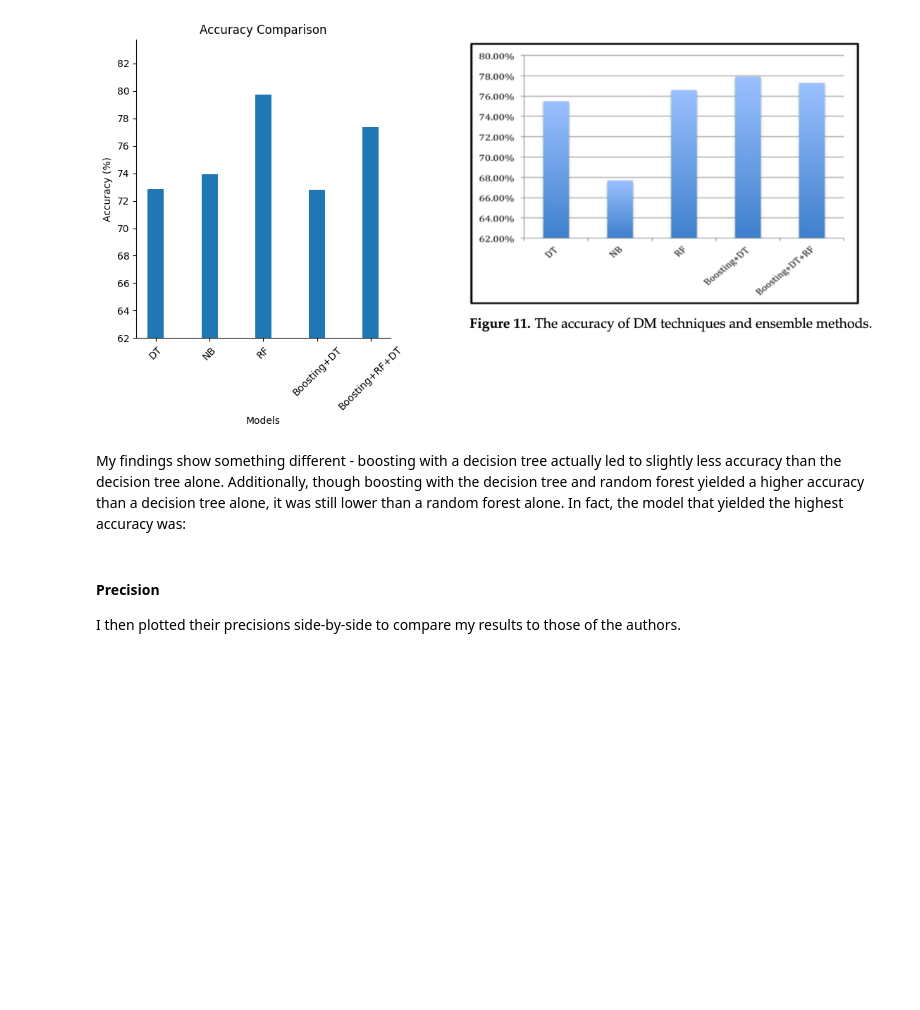
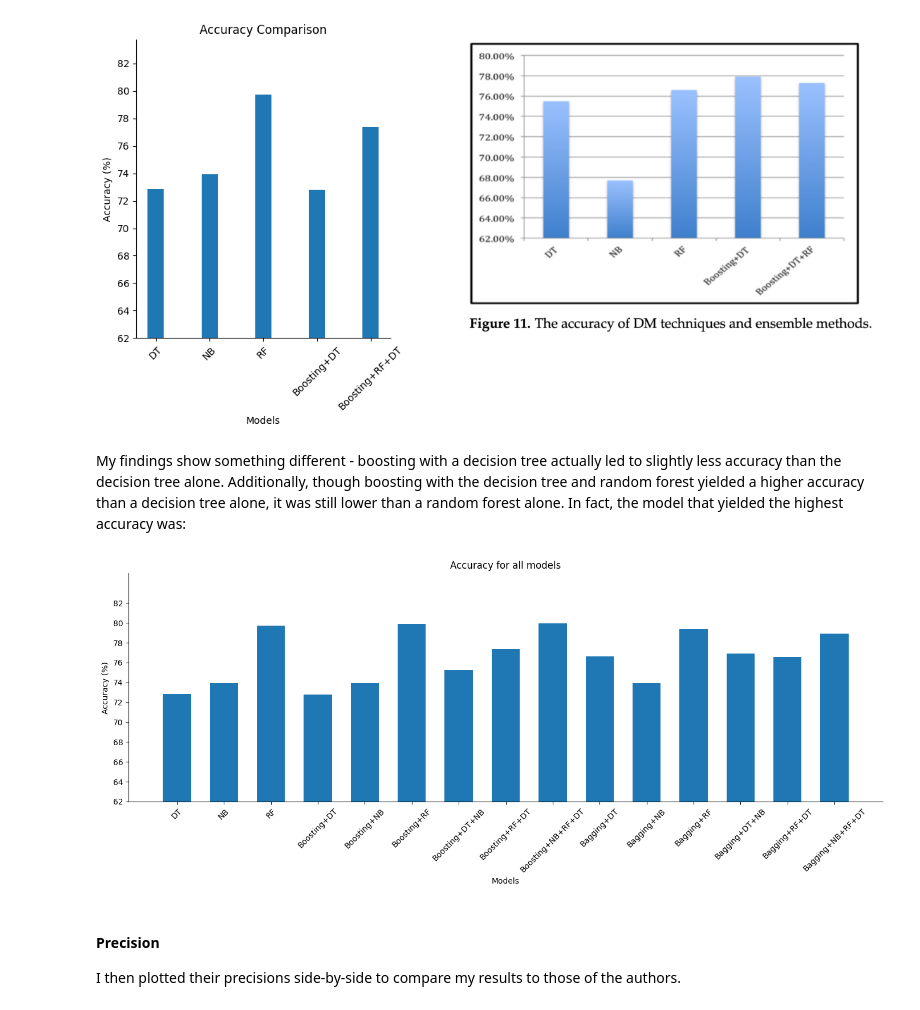
Before and after one commit to ucsd-psych201a/alsulami2023, a Jupyter notebook: writeup/Reproducibility Report.ipynb, the cells around one changed output. Cells and saved outputs as stored; diff of their text form; code cells hidden in the pictures; blank space fills up the shorter version.

```diff
--- a/writeup/Reproducibility Report.ipynb
+++ b/writeup/Reproducibility Report.ipynb
@@ -771,6 +771,33 @@ plt.tight_layout()
 [figure]
 # %% [markdown]
 My findings show something different - boosting with a decision tree actually led to slightly less accuracy than the decision tree alone. Additionally, though boosting with the decision tree and random forest yielded a higher accuracy than a decision tree alone, it was still lower than a random forest alone. In fact, the model that yielded the highest accuracy was:
+# %%
+# Extract accuracy values
+accuracy = [model[0] for model in results.values()]
+
+# Plot the bar chart for precision
+plt.figure(figsize=(14, 6))
+plt.bar(results.keys(), accuracy, width=0.6)
+plt.title("Accuracy for all models")
+plt.xlabel("Models")
+plt.ylabel("Accuracy (%)")
+plt.ylim(62, max(accuracy) + 5)  # Set y-axis limits
+
+# Define custom y-ticks
+plt.yticks(range(62, int(max(accuracies) + 4), 2))
+
+# Rotate x-axis labels for better readability
+plt.xticks(rotation=45)
+
+# Remove the top and right spines
+plt.gca().spines['top'].set_visible(False)
+plt.gca().spines['right'].set_visible(False)
+
+# Adjust layout and show the plot
+plt.tight_layout()
+plt.show()
+# %% [output]
+[figure, added]
 # %% [markdown]
 #### Precision
 
```
Also changed, not shown: parts of 2 cells of this notebook.
